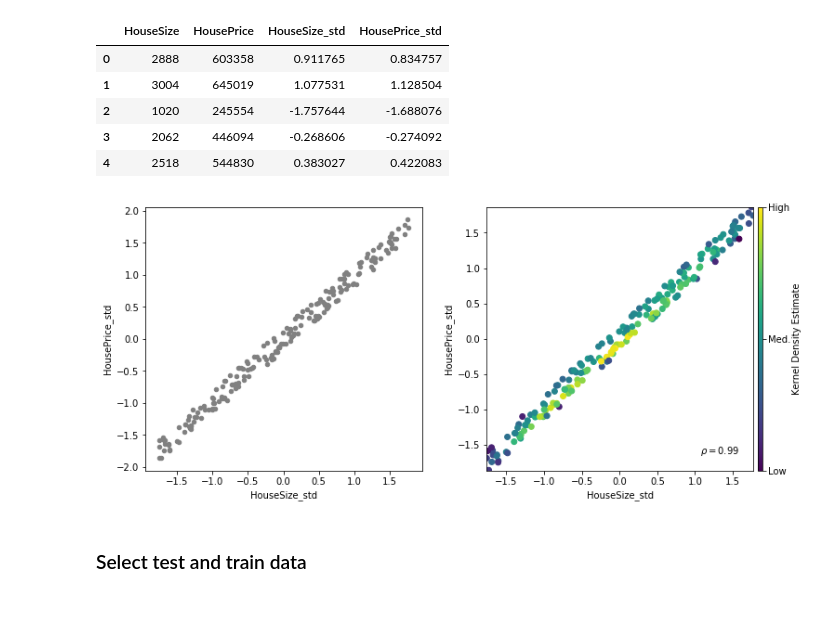
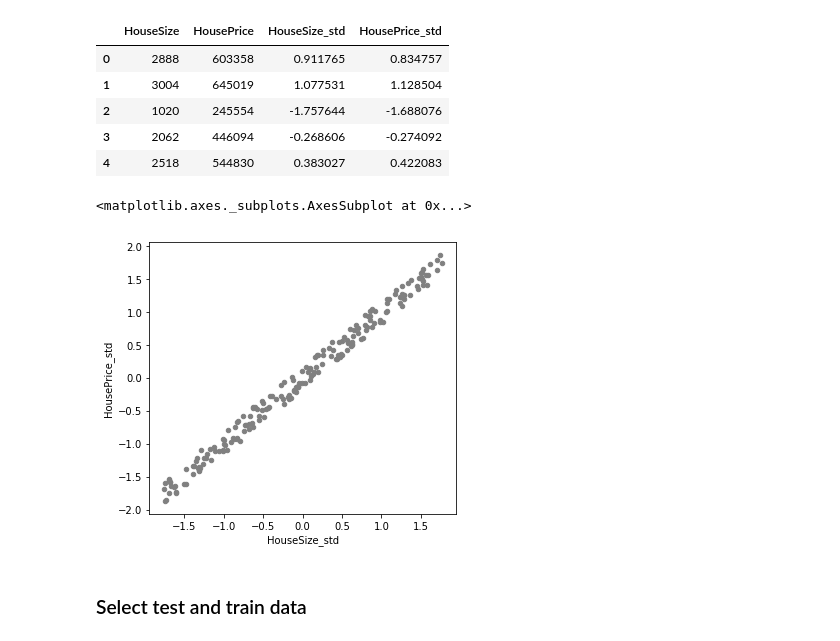
Before and after one commit to MHadavand/Lessons, a Jupyter notebook: ML/ANN/TensorFlowReview.ipynb, the cells around one changed output. Saved outputs shown, nothing was run; the diff lists cells and outputs as text; code cells hidden in the pictures; blank space fills up the shorter version.

```diff
--- a/ML/ANN/TensorFlowReview.ipynb
+++ b/ML/ANN/TensorFlowReview.ipynb
@@ -149,14 +143,12 @@ data_housing.head()
 | 3 | 2062 | 446094 | -0.268606 | -0.274092 |
 | 4 | 2518 | 544830 | 0.383027 | 0.422083 |
 # %%
-fig,ax = plt.subplots(1,2, figsize=(11,5))
+fig,ax = plt.subplots(1,1, figsize=(5.5,5))
 # Simple scat plot
-data_housing.plot(x='HouseSize_std', y='HousePrice_std', kind='scatter',ax=ax[0], color='gray')
-# Scatter plot with bivariate PDF highlight
-gs.scatplt(data_housing.HouseSize_std, data_housing.HousePrice_std, ax=ax[1], cbar=True)
-fig.tight_layout(pad=2.0)
+data_housing.plot(x='HouseSize_std', y='HousePrice_std', kind='scatter',ax=ax, color='gray')
 # %% [output]
+<matplotlib.axes._subplots.AxesSubplot at 0x...>
-[figure, old version]
+[figure, new version]
 # %% [markdown]
 ### Select test and train data
 # %%
```
Also changed, not shown: parts of 7 cells of this notebook, 8 other files.
